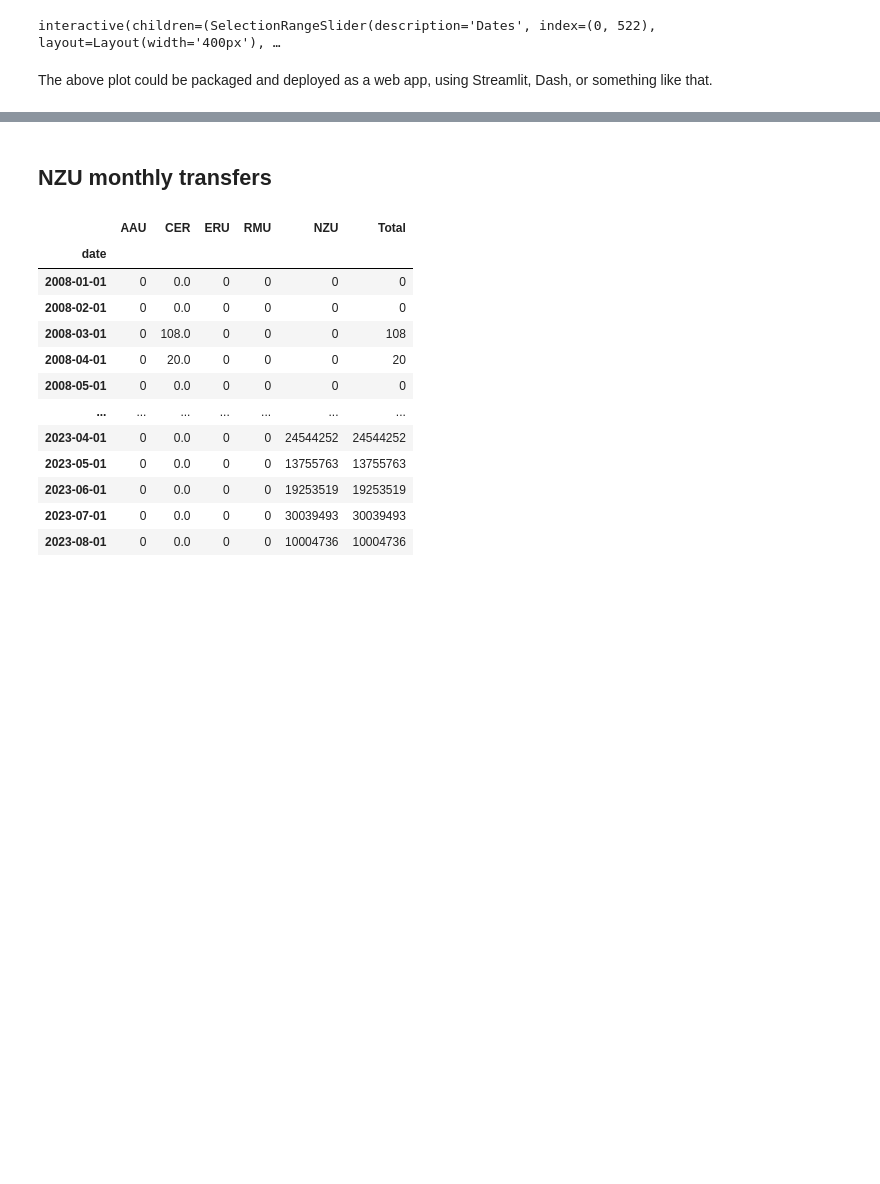
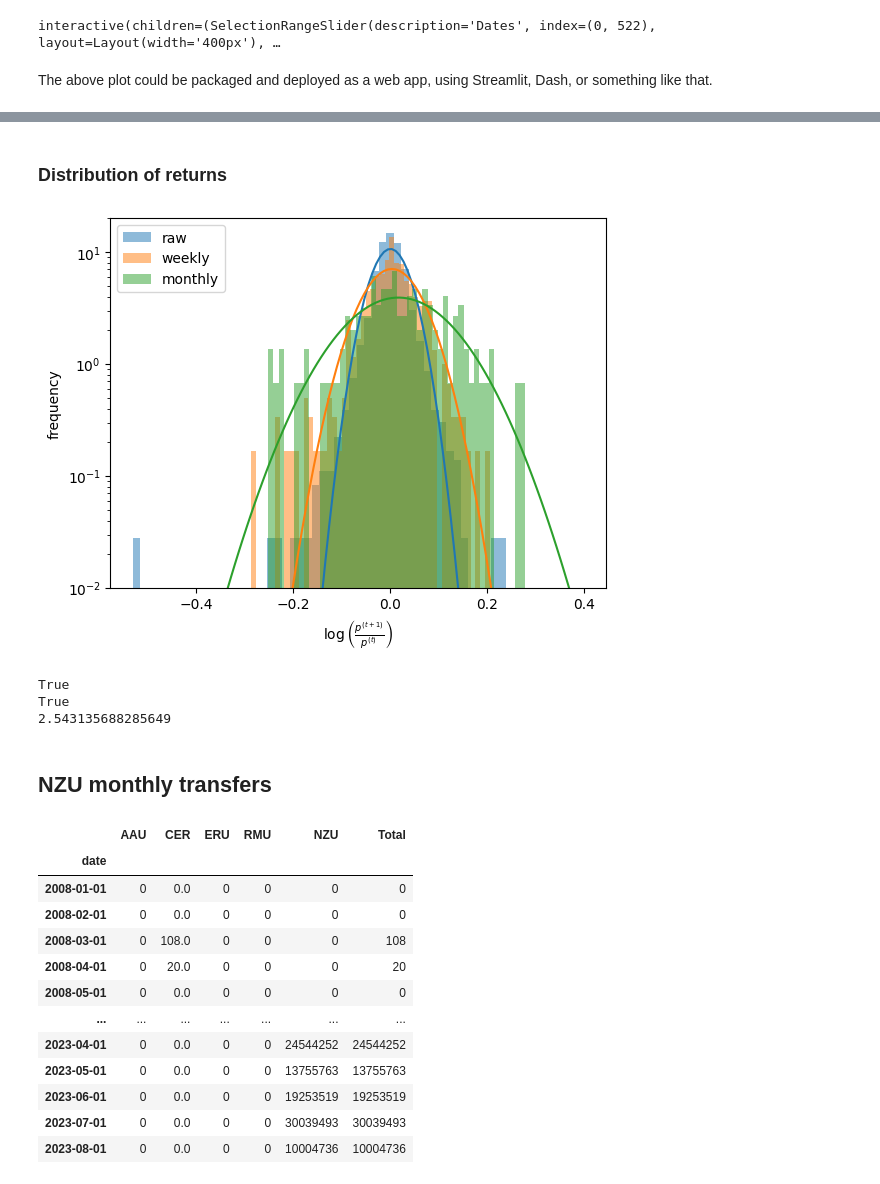
Before and after one commit to dmitrische/nzu-market, a Jupyter notebook: analysis.ipynb, the cells around one changed output, grey strips where cells are left out. Cells and saved outputs as stored; diff of their text form; code cells hidden in the pictures; blank space fills up the shorter version.

```diff
--- a/analysis.ipynb
+++ b/analysis.ipynb
@@ -106,18 +138,15 @@ Calculate the average, variance, standard deviation, and drift from monthly aver
 # %%
-ave = sum(logreturns_m)/len(logreturns_m)
-var = sum([(r-ave)**2 for r in logreturns_m])/(len(logreturns_m)-1)
-drift = ave - 0.5*var
-sd = np.sqrt(var)
+drift = avem_nzu - 0.5*varm_nzu
 # %% [markdown]
 Generate 20000 GBM trajectories with the above drift and standard deviation. Run each trajectory for 60 iterations, corresponding to 5 years.
 # %%
-price=list(df_m['price'])
+price=list(dfm_nzu['price'])
 np.random.seed(seed=1)
 projections = []
 for i in range(20000):
     projection = [price[-1]]
     for j in range(60):
-        rand = np.random.normal(loc=0.0, scale=sd)
+        rand = np.random.normal(loc=0.0, scale=sdm_nzu)
         pnew = projection[-1]*np.exp(drift + rand)
         projection.append(pnew)
     projections.append(projection)
@@ -241,3 +298,50 @@ The above plot could be packaged and deployed as a web app, using Streamlit, Das
+# %% [markdown]
+### Distribution of returns
+# %%
+from scipy.stats import norm
+
+logreturns = [np.log(df_eua['price'].iloc[i]/df_eua['price'].iloc[i-1]) for i in range(1,len(df_eua['price']))]
+logreturns_w = [np.log(dfw_eua.iloc[i]/dfw_eua.iloc[i-1]) for i in range(1,len(dfw_eua))]
+logreturns_m = [np.log(dfm_eua.iloc[i]/dfm_eua.iloc[i-1]) for i in range(1,len(dfm_eua))]
+
+x = np.linspace(-0.4, 0.4, 100)
+
+ave = sum(logreturns)/len(logreturns)
+var = sum([(r-ave)**2 for r in logreturns])/(len(logreturns)-1)
+sd = np.sqrt(var)
+
+ave_w = sum(logreturns_w)/len(logreturns_w)
+var_w = sum([(r-ave_w)**2 for r in logreturns_w])/(len(logreturns_w)-1)
+sd_w = np.sqrt(var_w)
+
+ave_m = sum(logreturns_m)/len(logreturns_m)
+var_m = sum([(r-ave_m)**2 for r in logreturns_m])/(len(logreturns_m)-1)
+sd_m = np.sqrt(var_m)
+
+plt.hist(logreturns, bins=50, density=True, alpha=0.5)
+plt.hist(logreturns_w, bins=50, density=True, alpha=0.5)
+plt.hist(logreturns_m, bins=50, density=True, alpha=0.5)
+plt.legend(['raw','weekly','monthly'], loc='upper left')
+
+plt.plot(x, norm.pdf(x, ave, sd), linestyle = '-', color='C0')
+plt.plot(x, norm.pdf(x, ave_w, sd_w), linestyle = '-', color='C1')
+plt.plot(x, norm.pdf(x, ave_m, sd_m), linestyle = '-', color='C2')
+
+plt.yscale('log')
+plt.xlabel(r'$\log\left(\frac{p^{(t+1)}}{p^{(t)}}\right)$')
+plt.ylabel('frequency')
+plt.ylim(0.01, 20.0)
+plt.show()
+# %% [output]
+[figure, added]
+# %%
+print(all([isinstance(item, float) for item in logreturns]))
+print(all([item == item for item in logreturns]))
+print(sum(logreturns))
+# %% [output]
+True
+True
+2.543135688285649
 # %% [markdown]
 ## NZU monthly transfers
 # %%
```
Also changed, not shown: parts of 17 cells of this notebook.
